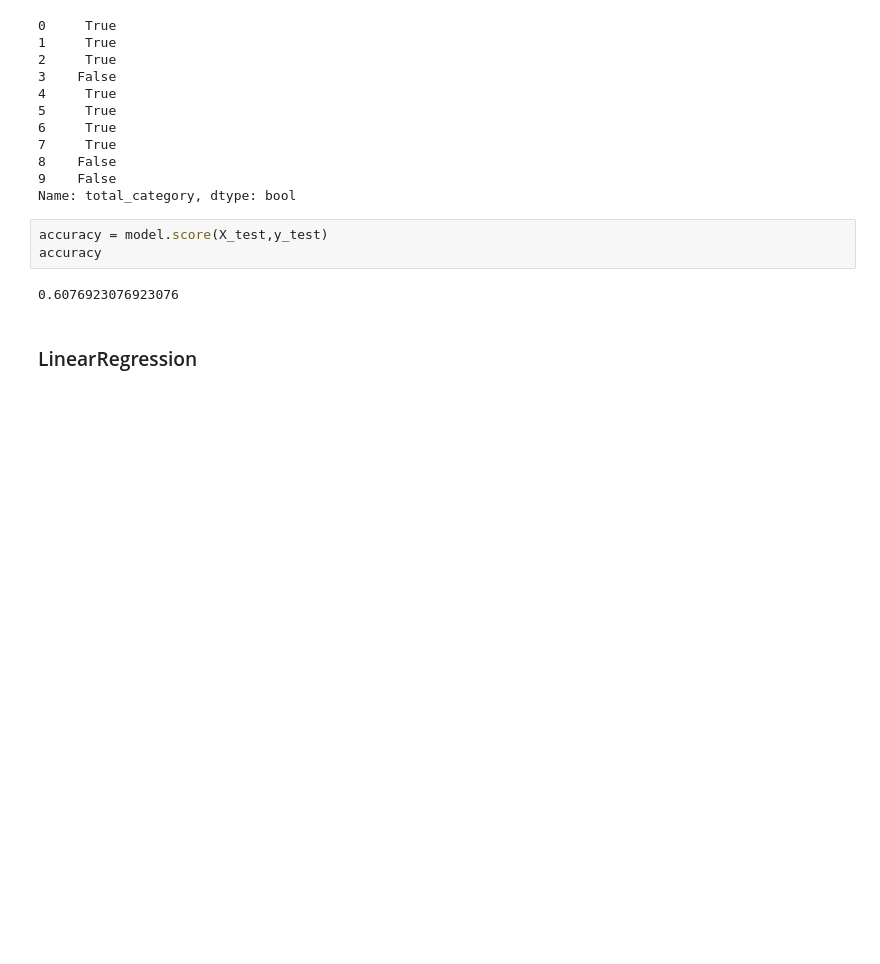
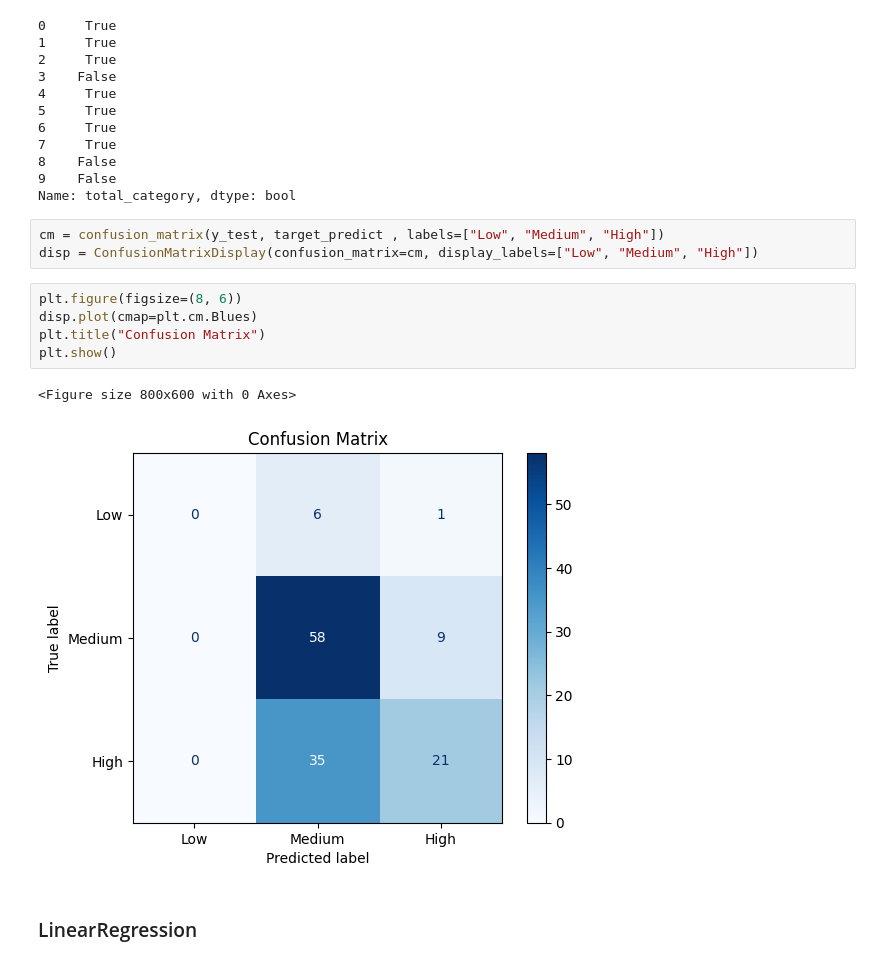
Before and after one commit to VBritis/EDA-StudentPerformance, a Jupyter notebook: EDA.ipynb, the cells around one changed output. Cells and saved outputs as stored; diff of their text form; blank space fills up the shorter version.

```diff
--- a/EDA.ipynb
+++ b/EDA.ipynb
@@ -399,11 +400,17 @@ y[:10] == target_predict[:10]
 8    False
 9    False
 Name: total_category, dtype: bool
-# %%
-accuracy = model.score(X_test,y_test)
-accuracy
-# %% [output]
-0.6076923076923076
+# %%
+cm = confusion_matrix(y_test, target_predict , labels=["Low", "Medium", "High"])
+disp = ConfusionMatrixDisplay(confusion_matrix=cm, display_labels=["Low", "Medium", "High"])
+# %%
+plt.figure(figsize=(8, 6))
+disp.plot(cmap=plt.cm.Blues)
+plt.title("Confusion Matrix")
+plt.show()
+# %% [output]
+<Figure size 800x600 with 0 Axes>
+[figure, added]
 # %% [markdown]
 ### LinearRegression
 # %%
```
Also changed, not shown: parts of 2 cells of this notebook.
